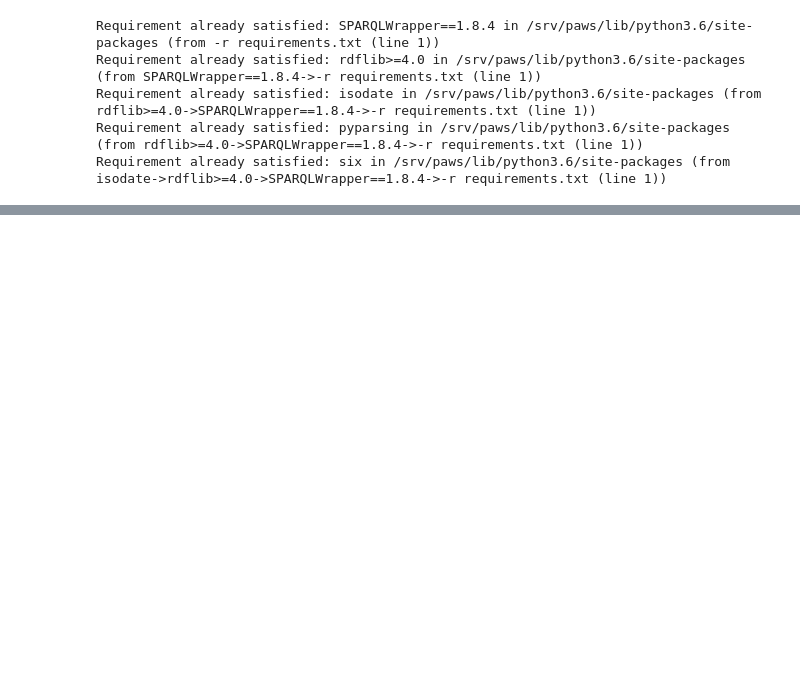
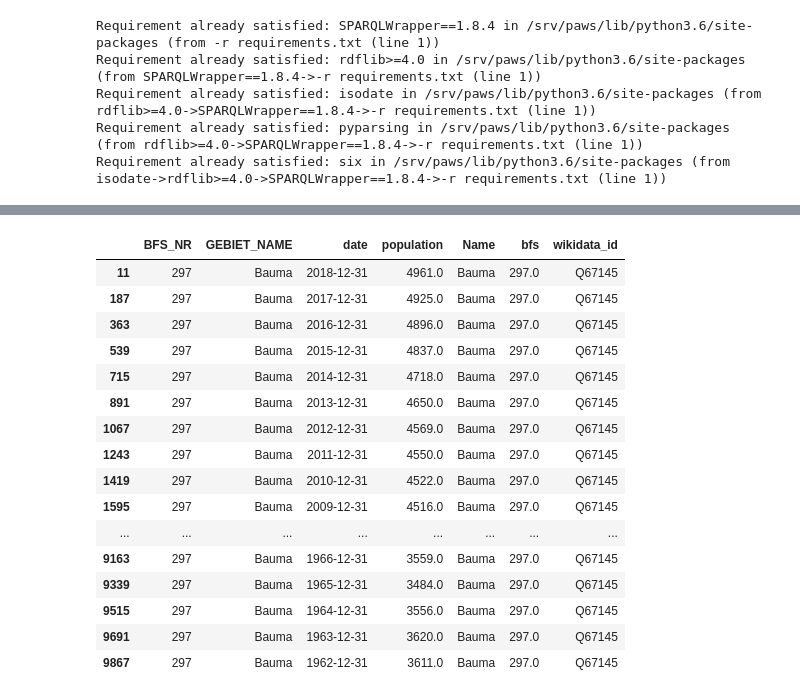
Before and after one commit to kalakaru/wikidataZH_2019, a Jupyter notebook: MyTest.ipynb, the cells around one changed output, grey strips where cells are left out. Cells and saved outputs as stored; diff of their text form; code cells hidden in the pictures; blank space fills up the shorter version.

```diff
--- a/MyTest.ipynb
+++ b/MyTest.ipynb
@@ -138,0 +97,20 @@ population
+# %%
+df_api_qnumber[df_api_qnumber['BFS_NR']==297]
+# %% [output]
+|  | BFS_NR | GEBIET_NAME | date | population | Name | bfs | wikidata_id |
+| 11 | 297 | Bauma | 2018-12-31 | 4961.0 | Bauma | 297.0 | Q67145 |
+| 187 | 297 | Bauma | 2017-12-31 | 4925.0 | Bauma | 297.0 | Q67145 |
+| 363 | 297 | Bauma | 2016-12-31 | 4896.0 | Bauma | 297.0 | Q67145 |
+| 539 | 297 | Bauma | 2015-12-31 | 4837.0 | Bauma | 297.0 | Q67145 |
+| 715 | 297 | Bauma | 2014-12-31 | 4718.0 | Bauma | 297.0 | Q67145 |
+| 891 | 297 | Bauma | 2013-12-31 | 4650.0 | Bauma | 297.0 | Q67145 |
+| 1067 | 297 | Bauma | 2012-12-31 | 4569.0 | Bauma | 297.0 | Q67145 |
+| 1243 | 297 | Bauma | 2011-12-31 | 4550.0 | Bauma | 297.0 | Q67145 |
+| 1419 | 297 | Bauma | 2010-12-31 | 4522.0 | Bauma | 297.0 | Q67145 |
+| 1595 | 297 | Bauma | 2009-12-31 | 4516.0 | Bauma | 297.0 | Q67145 |
+| ... | ... | ... | ... | ... | ... | ... | ... |
+| 9163 | 297 | Bauma | 1966-12-31 | 3559.0 | Bauma | 297.0 | Q67145 |
+| 9339 | 297 | Bauma | 1965-12-31 | 3484.0 | Bauma | 297.0 | Q67145 |
+| 9515 | 297 | Bauma | 1964-12-31 | 3556.0 | Bauma | 297.0 | Q67145 |
+| 9691 | 297 | Bauma | 1963-12-31 | 3620.0 | Bauma | 297.0 | Q67145 |
+| 9867 | 297 | Bauma | 1962-12-31 | 3611.0 | Bauma | 297.0 | Q67145 |
```
Also changed, not shown: parts of 29 cells of this notebook, 2 other files.
